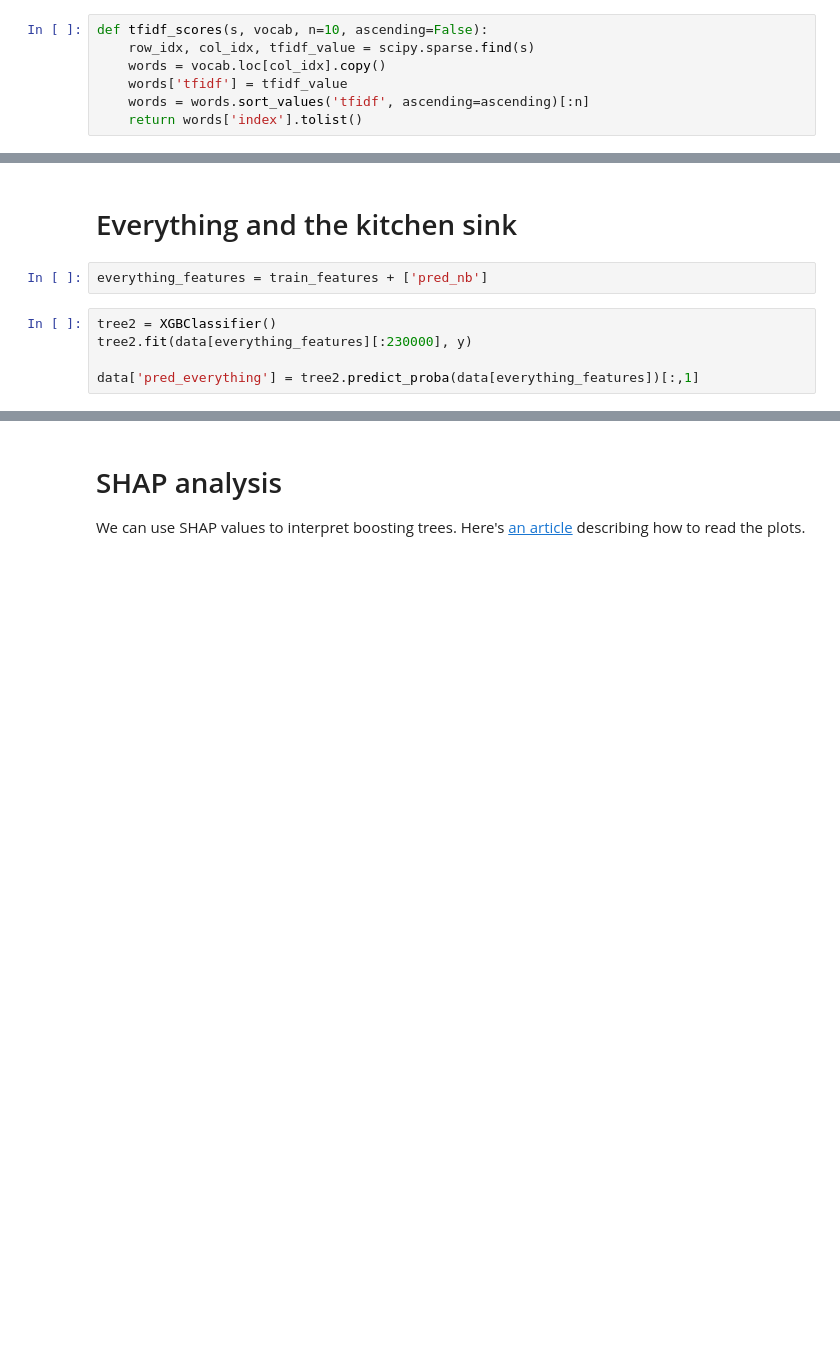
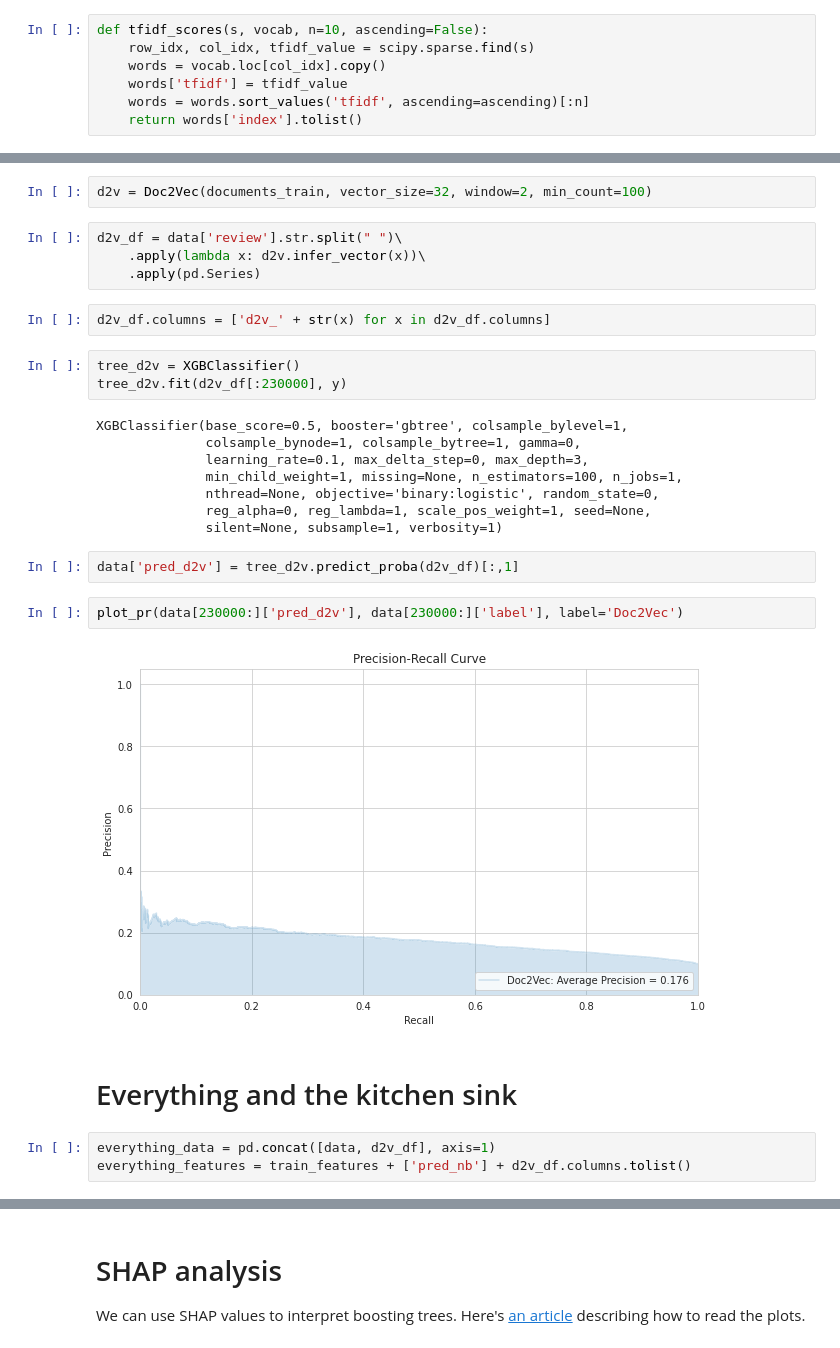
Before and after one commit to sujeongcha/Yelp-fake-review-detection, a Jupyter notebook: notebooks/exploratory/eric-initial_exploration.ipynb, the cells around one changed output, grey strips where cells are left out. Saved outputs shown, nothing was run; the diff lists cells and outputs as text; blank space fills up the shorter version.

```diff
--- a/notebooks/exploratory/eric-initial_exploration.ipynb
+++ b/notebooks/exploratory/eric-initial_exploration.ipynb
@@ -554,9 +579,30 @@ Highest TFIDF
+# %%
+d2v = Doc2Vec(documents_train, vector_size=32, window=2, min_count=100)
+# %%
+d2v_df = data['review'].str.split(" ")\
+    .apply(lambda x: d2v.infer_vector(x))\
+    .apply(pd.Series)
+# %%
+d2v_df.columns = ['d2v_' + str(x) for x in d2v_df.columns]
+# %%
+tree_d2v = XGBClassifier()
+tree_d2v.fit(d2v_df[:230000], y)
+# %% [output]
+XGBClassifier(base_score=0.5, booster='gbtree', colsample_bylevel=1,
+              colsample_bynode=1, colsample_bytree=1, gamma=0,
+              learning_rate=0.1, max_delta_step=0, max_depth=3,
+              min_child_weight=1, missing=None, n_estimators=100, n_jobs=1,
+              nthread=None, objective='binary:logistic', random_state=0,
+              reg_alpha=0, reg_lambda=1, scale_pos_weight=1, seed=None,
+              silent=None, subsample=1, verbosity=1)
+# %%
+data['pred_d2v'] = tree_d2v.predict_proba(d2v_df)[:,1]
+# %%
+plot_pr(data[230000:]['pred_d2v'], data[230000:]['label'], label='Doc2Vec')
+# %% [output]
+[figure, added]
 # %% [markdown]
 # Everything and the kitchen sink
-# %%
-everything_features = train_features + ['pred_nb']
-# %%
-tree2 = XGBClassifier()
-tree2.fit(data[everything_features][:230000], y)
-
-data['pred_everything'] = tree2.predict_proba(data[everything_features])[:,1]
+# %%
+everything_data = pd.concat([data, d2v_df], axis=1)
+everything_features = train_features + ['pred_nb'] + d2v_df.columns.tolist()
```
Also changed, not shown: parts of 33 cells of this notebook.
